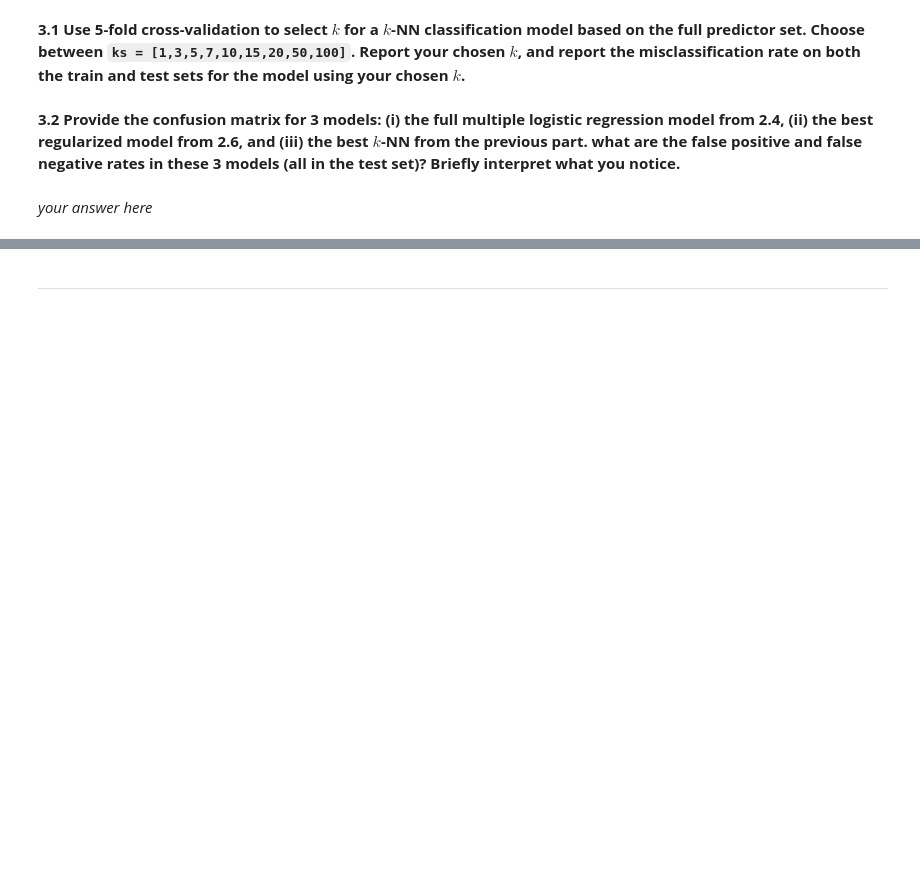
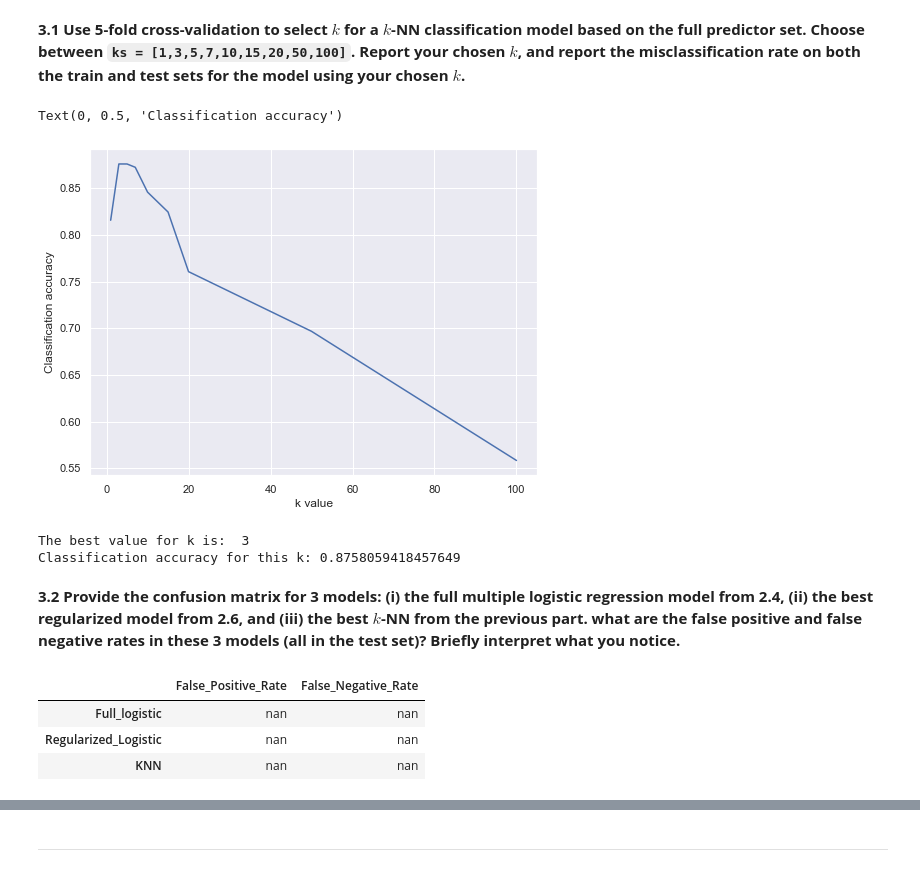
Before and after one commit to CreditPy/2021-s109a, a Jupyter notebook: cs_s109a_hw4/cs_s109a_hw4.ipynb, the cells around one changed output, grey strips where cells are left out. Drawn from its saved outputs; the diff is of its cells as text; code cells hidden in the pictures; blank space fills up the shorter version.

```diff
--- a/cs_s109a_hw4/cs_s109a_hw4.ipynb
+++ b/cs_s109a_hw4/cs_s109a_hw4.ipynb
@@ -355,8 +355,10 @@ accuracies = []
 cs_vals = np.ndarray.tolist((np.ones(20)*10)**np.arange(-10,10,1).astype(int))
 # overriding cs_vals as only integers work
 cs_vals = [1,2,3,4,5,6,7,8,9,10,20,30,40,50,60,70,80,90,100,1000]
+# subseting cvals to lower number as 20 take long to compute
+cs_vals = [4,5,6]
 
-# adding a s
+# adding a solver choice in case we also want to experiment with different solvers
 solvers = ['liblinear']
 for c in cs_vals:
     for sol in solvers:
@@ -365,15 +367,17 @@ for c in cs_vals:
         logref.fit(X_train, y_train)
         y_hat_test = logref.predict(X_test)
         cur_accuracy = accuracy_score(y_test.to_numpy(), y_hat_test)
+
+        # adding accuracy to a list in case we want to show how accuracy changes with lambda
         accuracies.append(cur_accuracy)
         if cur_accuracy > best_accuracy:
             best_accuracy = cur_accuracy
-            best_model = logref
+            best_reg_model = logref
             best_lambda = c
 
 # predictions
-y_train_pred = best_model.predict(X_train)
-y_test_pred = best_model.predict(X_test)
+y_train_pred = best_reg_model.predict(X_train)
+y_test_pred = best_reg_model.predict(X_test)
 
 # accuracy
 train_score = accuracy_score(y_train, y_train_pred)
@@ -419,2 +417,30 @@ The number of non-zero coefficients in the model is: 19
+# %%
+ks = [1,3,5,7,10,15,20,50,100]
+cv_folds = 5
+best_accuracy = -1
+acc = []
+
+for k in ks:
+    knn_model = KNeighborsClassifier(k)
+    cur_accuracy = np.mean(cross_val_score(knn_model, X_train, y_train, cv=cv_folds))
+    acc.append(cur_accuracy)
+    if cur_accuracy > best_accuracy:
+        best_accuracy = cur_accuracy
+        best_knn_model = knn_model
+        best_k = k
+# %%
+plt.figure(figsize = (8,6))
+plt.plot(ks, acc)
+plt.xlabel('k value')
+plt.ylabel('Classification accuracy')
+# %% [output]
+Text(0, 0.5, 'Classification accuracy')
+[figure, added]
+# %%
+print("The best value for k is: ", best_k)
+print("Classification accuracy for this k:", best_accuracy)
+# %% [output]
+The best value for k is:  3
+Classification accuracy for this k: 0.8758059418457649
 # %% [markdown]
 **3.2 Provide the confusion matrix for 3 models: (i) the full multiple logistic regression model from 2.4, (ii) the best regularized model from 2.6, and (iii) the best $k$-NN from the previous part. what are the  false positive and false negative rates in these 3 models (all in the test set)?  Briefly interpret what you notice.**
@@ -425,2 +446,0 @@ The number of non-zero coefficients in the model is: 19
-# %% [markdown]
-*your answer here*
@@ -426,0 +462,11 @@ The number of non-zero coefficients in the model is: 19
+# %%
+# prepare a dataframe to represent rates for each model
+confusion_rate_df = pd.DataFrame(
+    index=model_descriptions,
+    columns=['False_Positive_Rate', 'False_Negative_Rate']
+)
+# %% [output]
+|  | False_Positive_Rate | False_Negative_Rate |
+| Full_logistic | nan | nan |
+| Regularized_Logistic | nan | nan |
+| KNN | nan | nan |
```
Also changed, not shown: parts of 15 cells of this notebook.
